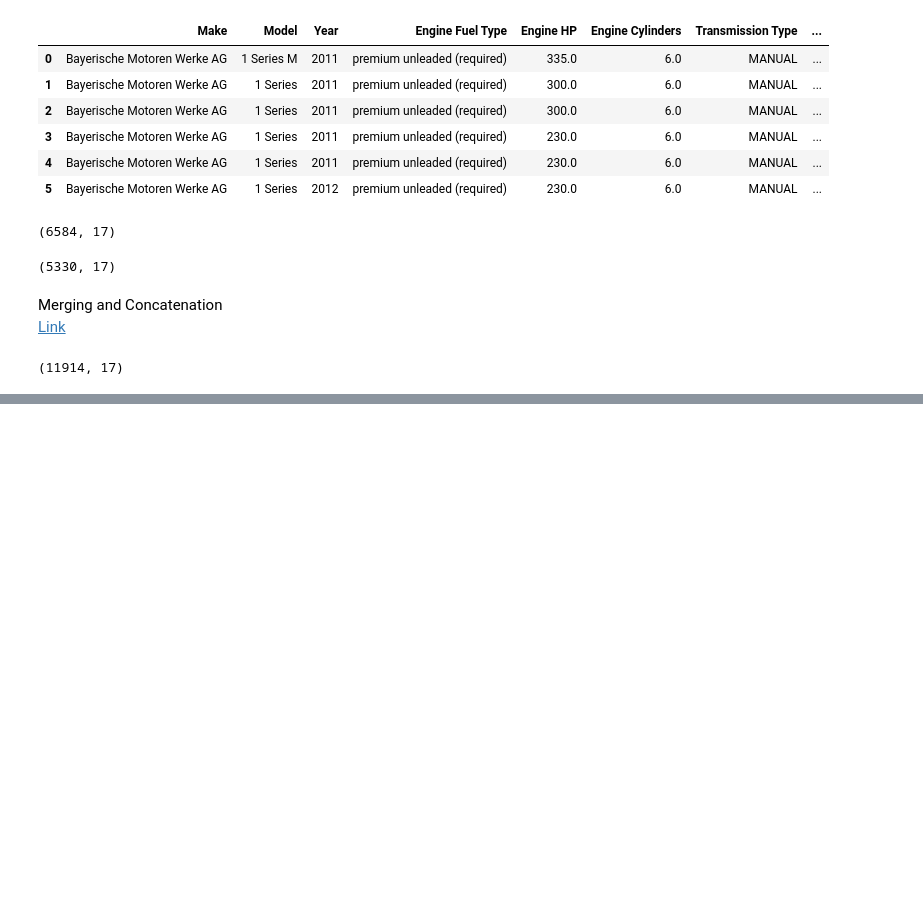
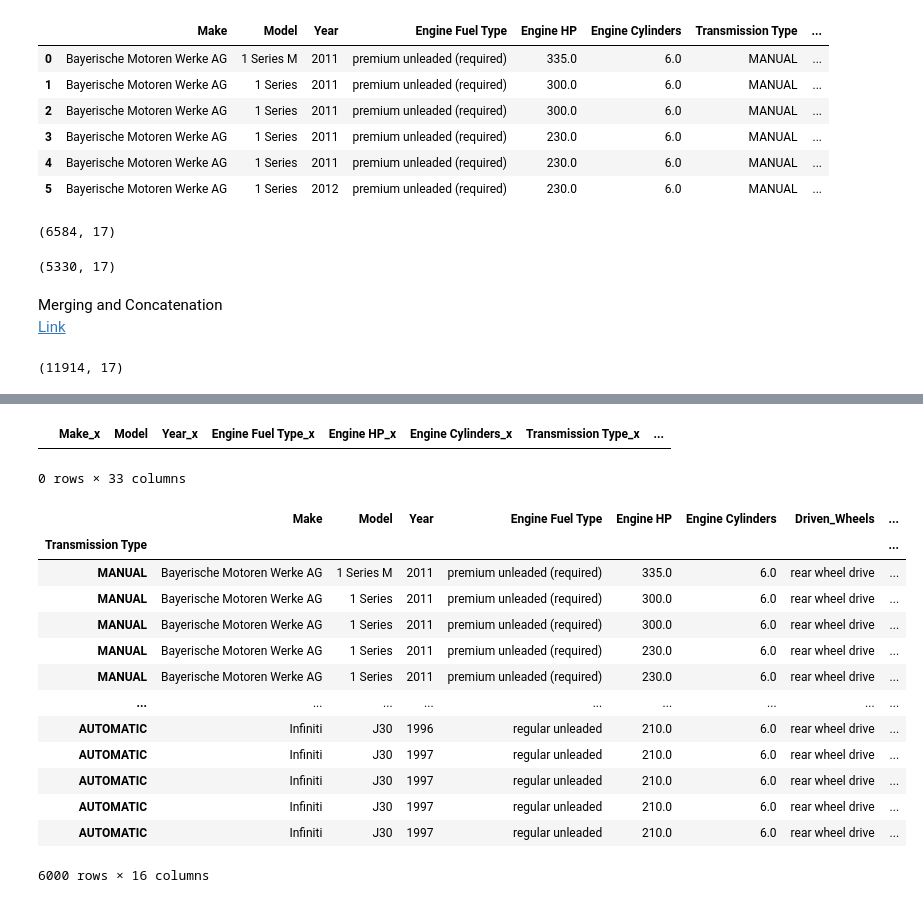
Before and after one commit to Amirreza81/Applied-Data-Science-Course, a Jupyter notebook: Practices/Pandas/Pandas-Introduction.ipynb, the cells around one changed output, grey strips where cells are left out. Drawn from its saved outputs; the diff is of its cells as text; code cells hidden in the pictures; blank space fills up the shorter version.

```diff
--- a/Practices/Pandas/Pandas-Introduction.ipynb
+++ b/Practices/Pandas/Pandas-Introduction.ipynb
@@ -816,8 +847,8 @@ df.shape
 # %% [output]
 (11914, 17)
 # %%
-df1 = df[:int(11914/2)]
-df2 = df[int(11914/2):]
+df1 = df[:6000]
+df2 = df[6000:]
 # %%
 df1.shape
 # %% [output]
@@ -824,0 +1039,22 @@ df1.shape
+# %%
+df1.merge(df2, on='Model', how='inner')
+# %% [output]
+|  | Make_x | Model | Year_x | Engine Fuel Type_x | Engine HP_x | Engine Cylinders_x | Transmission Type_x | ... |
+0 rows × 33 columns
+# %%
+df1.set_index('Transmission Type')
+# %% [output]
+|  | Make | Model | Year | Engine Fuel Type | Engine HP | Engine Cylinders | Driven_Wheels | ... |
+| Transmission Type |  |  |  |  |  |  |  | ... |
+| MANUAL | Bayerische Motoren Werke AG | 1 Series M | 2011 | premium unleaded (required) | 335.0 | 6.0 | rear wheel drive | ... |
+| MANUAL | Bayerische Motoren Werke AG | 1 Series | 2011 | premium unleaded (required) | 300.0 | 6.0 | rear wheel drive | ... |
+| MANUAL | Bayerische Motoren Werke AG | 1 Series | 2011 | premium unleaded (required) | 300.0 | 6.0 | rear wheel drive | ... |
+| MANUAL | Bayerische Motoren Werke AG | 1 Series | 2011 | premium unleaded (required) | 230.0 | 6.0 | rear wheel drive | ... |
+| MANUAL | Bayerische Motoren Werke AG | 1 Series | 2011 | premium unleaded (required) | 230.0 | 6.0 | rear wheel drive | ... |
+| ... | ... | ... | ... | ... | ... | ... | ... | ... |
+| AUTOMATIC | Infiniti | J30 | 1996 | regular unleaded | 210.0 | 6.0 | rear wheel drive | ... |
+| AUTOMATIC | Infiniti | J30 | 1997 | regular unleaded | 210.0 | 6.0 | rear wheel drive | ... |
+| AUTOMATIC | Infiniti | J30 | 1997 | regular unleaded | 210.0 | 6.0 | rear wheel drive | ... |
+| AUTOMATIC | Infiniti | J30 | 1997 | regular unleaded | 210.0 | 6.0 | rear wheel drive | ... |
+| AUTOMATIC | Infiniti | J30 | 1997 | regular unleaded | 210.0 | 6.0 | rear wheel drive | ... |
+6000 rows × 16 columns
```
Also changed, not shown: parts of 24 cells of this notebook.
